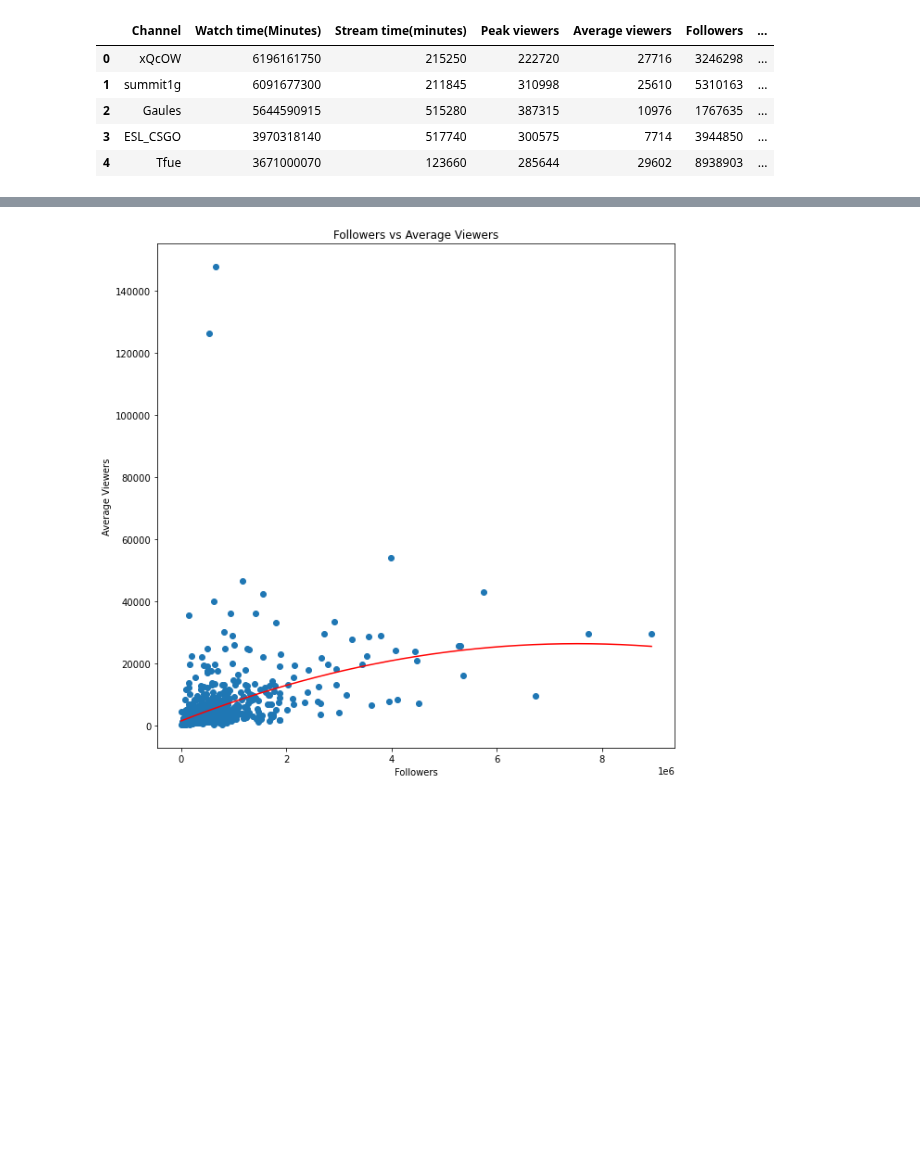
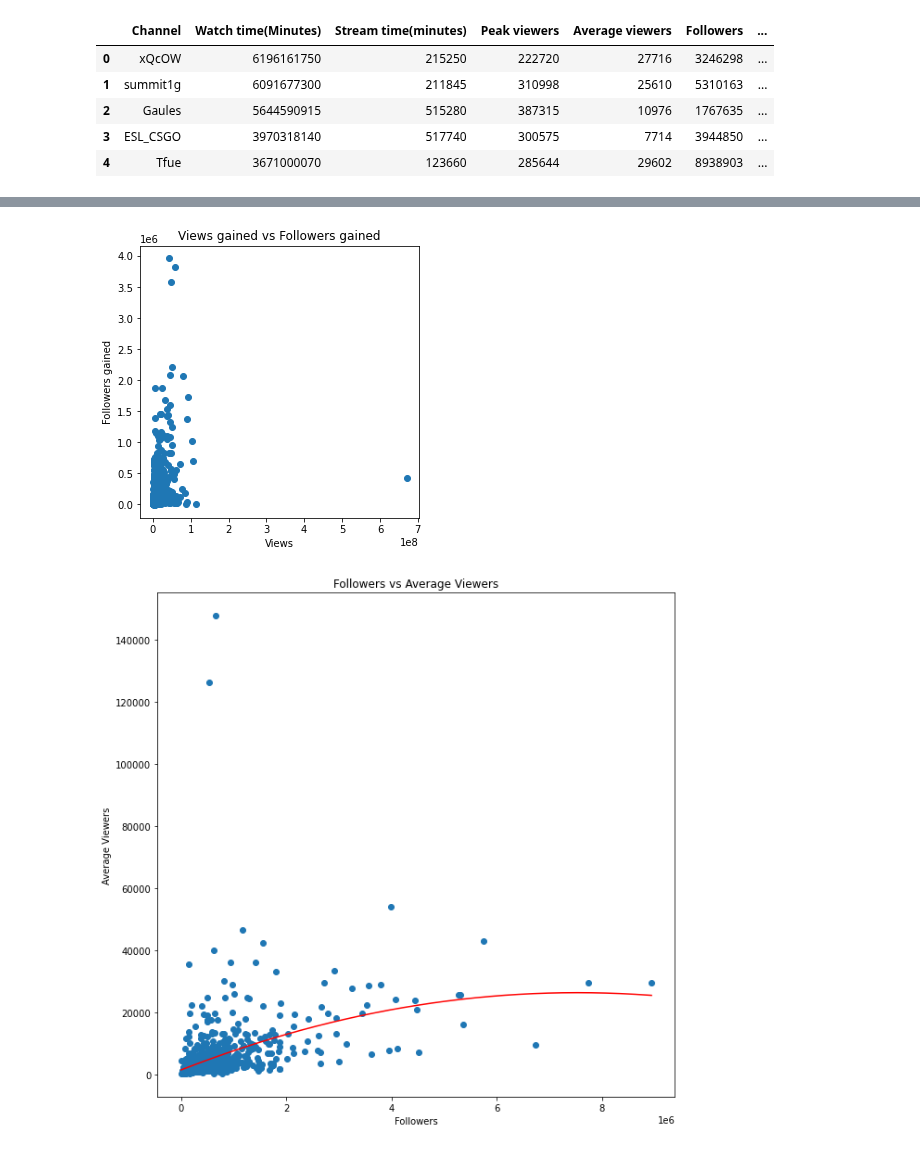
Before and after one commit to BeanutPutters/BeanutPutters.github.io, a Jupyter notebook: project0/Final.ipynb, the cells around one changed output, grey strips where cells are left out. Cells and saved outputs as stored; diff of their text form; code cells hidden in the pictures; blank space fills up the shorter version.

```diff
--- a/project0/Final.ipynb
+++ b/project0/Final.ipynb
@@ -56,3 +78,12 @@ data.head()
+# %%
+plt.figure(figsize=(5,5))
+plt.scatter(data["Views gained"], data["Followers gained"])
+plt.title("Views gained vs Followers gained")
+plt.xlabel("Views")
+plt.ylabel("Followers gained")
+plt.show()
+# %% [output]
+[figure, added]
 # %%
 plt.figure(figsize=(10,10))
 plt.scatter(data["Followers"], data["Average viewers"])
```
Also changed, not shown: parts of 19 cells of this notebook.
